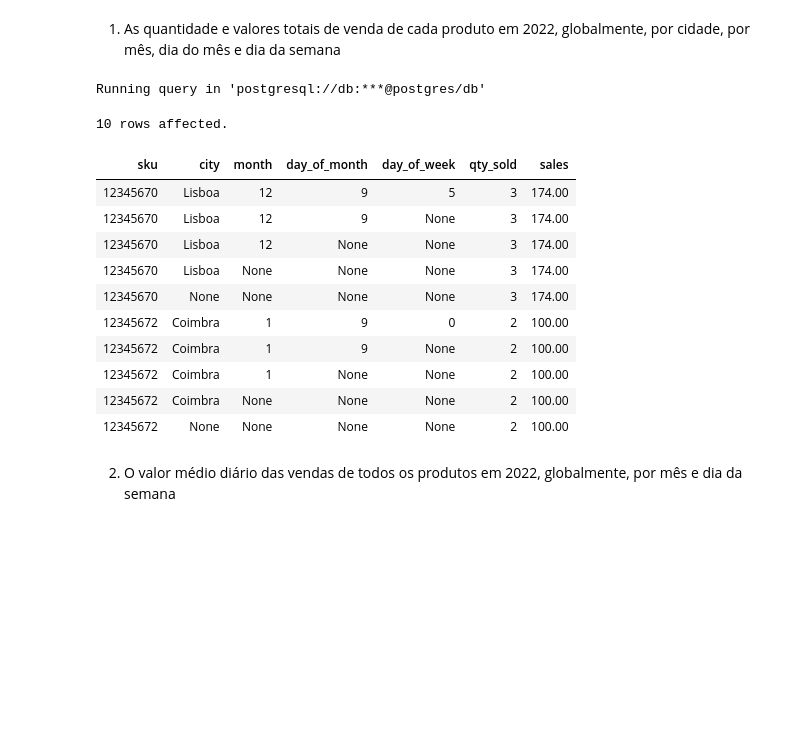
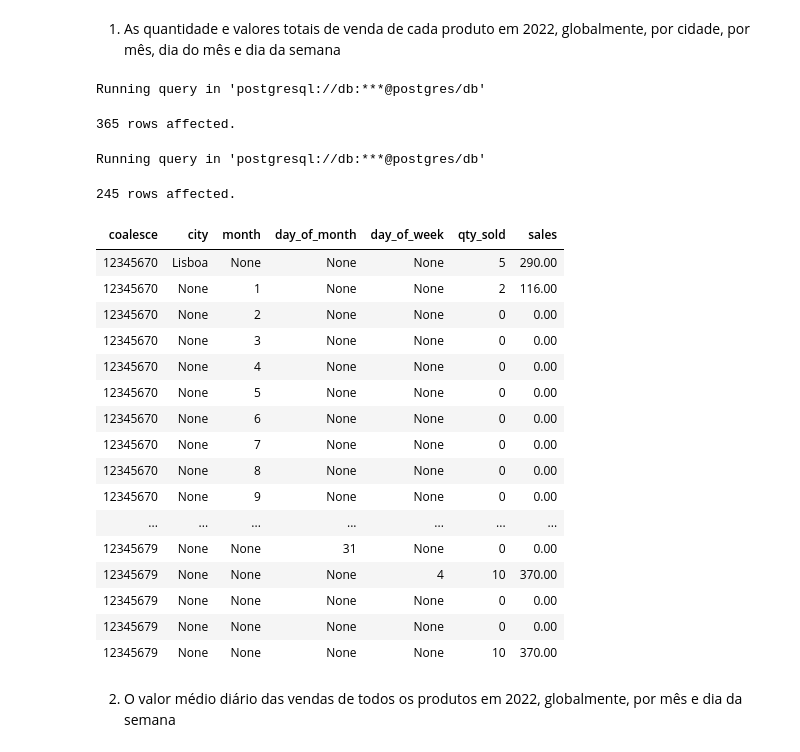
Before and after one commit to GSAprod/IST-BD-Projeto, a Jupyter notebook: entrega-3/work/E3-report.ipynb, the cells around one changed output. Drawn from its saved outputs; the diff is of its cells as text; code cells hidden in the pictures; blank space fills up the shorter version.

```diff
--- a/entrega-3/work/E3-report.ipynb
+++ b/entrega-3/work/E3-report.ipynb
@@ -384,30 +396,56 @@ Running query in 'postgresql://db:***@postgres/db'
 Usando a vista desenvolvida para a Questão 3, escreva duas consultas SQL que permitam analisar:
 # %% [markdown]
 1. As quantidade e valores totais de venda de cada produto em 2022, globalmente, por cidade, por mês, dia do mês e dia da semana
+# %%
+%%sql
+DROP TABLE IF EXISTS dates;
+CREATE TABLE dates AS (
+SELECT EXTRACT(MONTH FROM dd) as month, EXTRACT(DAY FROM dd) as day_of_month, EXTRACT(DOW FROM dd) AS day_of_week
+FROM GENERATE_SERIES(
+    '2022-01-01',
+    '2022-12-31',
+    '1 day'::INTERVAL) dd);
+# %% [output]
+Running query in 'postgresql://db:***@postgres/db'
+365 rows affected.
 # %%
 %%sql
 
 --TODO: Adicionar mais orders para ter uma tabela com mais entradas
 
-SELECT sku, city, month, day_of_month, day_of_week, SUM(qty) as qty_sold, SUM(total_price) as sales
-FROM product_sales
-WHERE year = 2022
-GROUP BY sku, ROLLUP(city, month, day_of_month, day_of_week)
-ORDER BY sku, city, month, day_of_month, day_of_week ASC;
+SELECT
+    COALESCE(sku,'all'), city, month, day_of_month,
+    p.day_of_week AS day_of_week,
+    COALESCE(SUM(qty), 0) as qty_sold,
+    COALESCE(SUM(total_price),0.00) as sales
+FROM
+    product_sales p
+    RIGHT JOIN (SELECT month, day_of_month, day_of_week, sku FROM dates, product)
+        AS dates_products USING (month, day_of_month, sku)
+GROUP BY
+    sku, GROUPING SETS((), (city), (month), (day_of_month), (p.day_of_week))
+ORDER BY
+    sku, city, month, day_of_month, p.day_of_week ASC;
 # %% [output]
 Running query in 'postgresql://db:***@postgres/db'
-10 rows affected.
+245 rows affected.
-| sku | city | month | day_of_month | day_of_week | qty_sold | sales |
-| 12345670 | Lisboa | 12 | 9 | 5 | 3 | 174.00 |
-| 12345670 | Lisboa | 12 | 9 | None | 3 | 174.00 |
-| 12345670 | Lisboa | 12 | None | None | 3 | 174.00 |
-| 12345670 | Lisboa | None | None | None | 3 | 174.00 |
-| 12345670 | None | None | None | None | 3 | 174.00 |
-| 12345672 | Coimbra | 1 | 9 | 0 | 2 | 100.00 |
-| 12345672 | Coimbra | 1 | 9 | None | 2 | 100.00 |
-| 12345672 | Coimbra | 1 | None | None | 2 | 100.00 |
-| 12345672 | Coimbra | None | None | None | 2 | 100.00 |
-| 12345672 | None | None | None | None | 2 | 100.00 |
+| coalesce | city | month | day_of_month | day_of_week | qty_sold | sales |
+| 12345670 | Lisboa | None | None | None | 5 | 290.00 |
+| 12345670 | None | 1 | None | None | 2 | 116.00 |
+| 12345670 | None | 2 | None | None | 0 | 0.00 |
+| 12345670 | None | 3 | None | None | 0 | 0.00 |
+| 12345670 | None | 4 | None | None | 0 | 0.00 |
+| 12345670 | None | 5 | None | None | 0 | 0.00 |
+| 12345670 | None | 6 | None | None | 0 | 0.00 |
+| 12345670 | None | 7 | None | None | 0 | 0.00 |
+| 12345670 | None | 8 | None | None | 0 | 0.00 |
+| 12345670 | None | 9 | None | None | 0 | 0.00 |
+| ... | ... | ... | ... | ... | ... | ... |
+| 12345679 | None | None | 31 | None | 0 | 0.00 |
+| 12345679 | None | None | None | 4 | 10 | 370.00 |
+| 12345679 | None | None | None | None | 0 | 0.00 |
+| 12345679 | None | None | None | None | 0 | 0.00 |
+| 12345679 | None | None | None | None | 10 | 370.00 |
 # %% [markdown]
 2. O valor médio diário das vendas de todos os produtos em 2022, globalmente, por mês e dia da semana
 # %%
```
Also changed, not shown: parts of 4 cells of this notebook.
